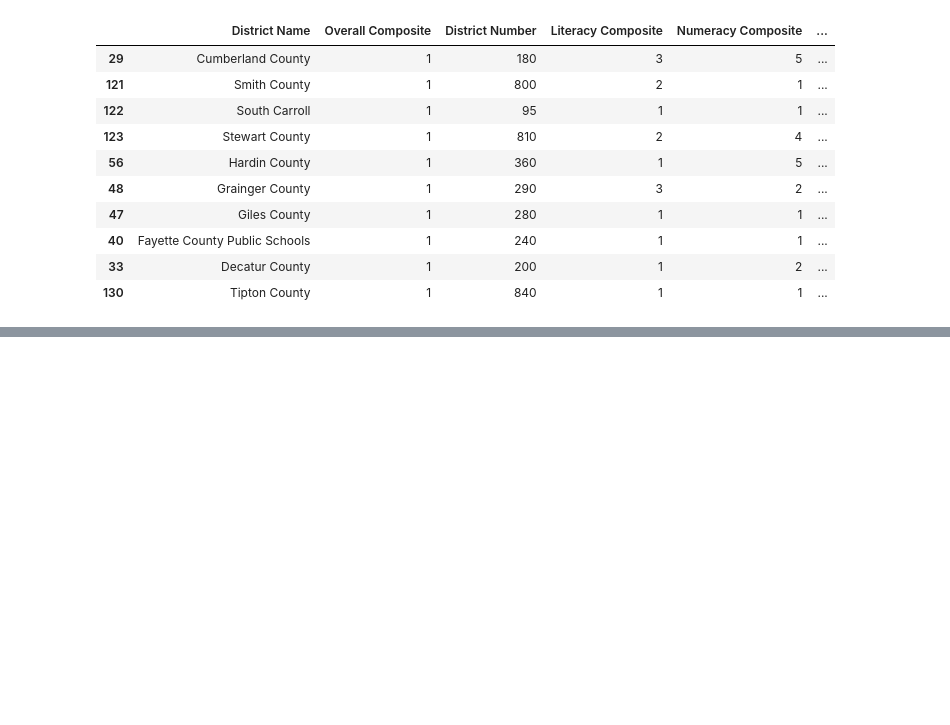
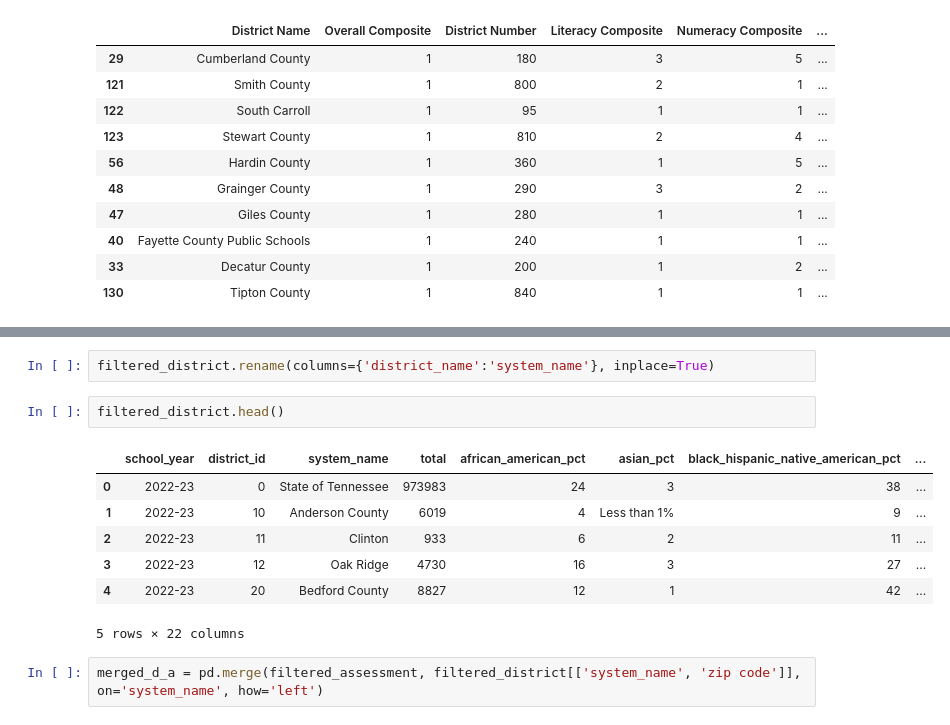
Before and after one commit to jmcapps/education_capstone, a Jupyter notebook: notebooks/test.ipynb, the cells around one changed output, grey strips where cells are left out. Saved outputs shown, nothing was run; the diff lists cells and outputs as text; blank space fills up the shorter version.

```diff
--- a/notebooks/test.ipynb
+++ b/notebooks/test.ipynb
@@ -1139,0 +1209,14 @@ sorted_tvaas_overall.nsmallest(10, 'Overall Composite')
+# %%
+filtered_district.rename(columns={'district_name':'system_name'}, inplace=True)
+# %%
+filtered_district.head()
+# %% [output]
+|  | school_year | district_id | system_name | total | african_american_pct | asian_pct | black_hispanic_native_american_pct | ... |
+| 0 | 2022-23 | 0 | State of Tennessee | 973983 | 24 | 3 | 38 | ... |
+| 1 | 2022-23 | 10 | Anderson County | 6019 | 4 | Less than 1% | 9 | ... |
+| 2 | 2022-23 | 11 | Clinton | 933 | 6 | 2 | 11 | ... |
+| 3 | 2022-23 | 12 | Oak Ridge | 4730 | 16 | 3 | 27 | ... |
+| 4 | 2022-23 | 20 | Bedford County | 8827 | 12 | 1 | 42 | ... |
+5 rows × 22 columns
+# %%
+merged_d_a = pd.merge(filtered_assessment, filtered_district[['system_name', 'zip code']], on='system_name', how='left')
```
Also changed, not shown: parts of 17 cells of this notebook, 8 other files.
